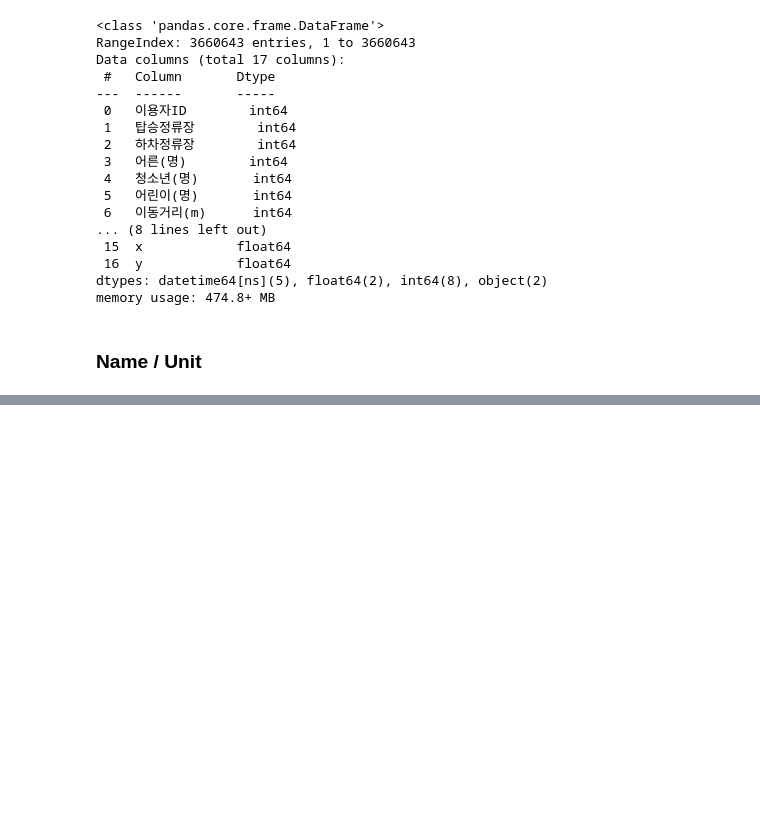
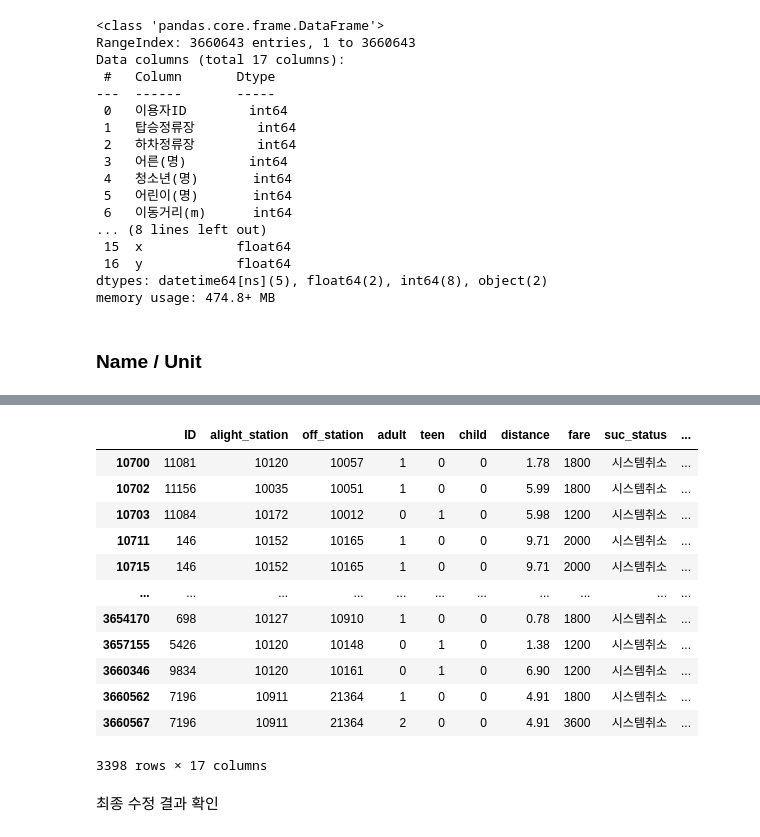
Before and after one commit to green-jade/iMOD-analysis, a Jupyter notebook: Data_Cleaning.ipynb, the cells around one changed output, grey strips where cells are left out. Cells and saved outputs as stored; diff of their text form; code cells hidden in the pictures; blank space fills up the shorter version.

```diff
--- a/Data_Cleaning.ipynb
+++ b/Data_Cleaning.ipynb
@@ -143,0 +191,19 @@ pd.read_csv('order.csv')
+# %%
+# 현재 suc_status_d가 '결제승인실패','결제인증실패','시스템오류','탑승권생성실패' 라고 입력되어 있는 행의 suc_status가 '시스템취소'로 입력되어 있지 않아 수정
+order_list.loc[(order_list['suc_status_d']=='결제승인실패')|(order_list['suc_status_d']=='결제인증실패')|
+          (order_list['suc_status_d']=='시스템오류')|(order_list['suc_status_d']=='탑승권생성실패'),'suc_status'] = '시스템취소'
+order_list.loc[(order_list['suc_status']=='시스템취소')]
+# %% [output]
+|  | ID | alight_station | off_station | adult | teen | child | distance | fare | suc_status | ... |
+| 10700 | 11081 | 10120 | 10057 | 1 | 0 | 0 | 1.78 | 1800 | 시스템취소 | ... |
+| 10702 | 11156 | 10035 | 10051 | 1 | 0 | 0 | 5.99 | 1800 | 시스템취소 | ... |
+| 10703 | 11084 | 10172 | 10012 | 0 | 1 | 0 | 5.98 | 1200 | 시스템취소 | ... |
+| 10711 | 146 | 10152 | 10165 | 1 | 0 | 0 | 9.71 | 2000 | 시스템취소 | ... |
+| 10715 | 146 | 10152 | 10165 | 1 | 0 | 0 | 9.71 | 2000 | 시스템취소 | ... |
+| ... | ... | ... | ... | ... | ... | ... | ... | ... | ... | ... |
+| 3654170 | 698 | 10127 | 10910 | 1 | 0 | 0 | 0.78 | 1800 | 시스템취소 | ... |
+| 3657155 | 5426 | 10120 | 10148 | 0 | 1 | 0 | 1.38 | 1200 | 시스템취소 | ... |
+| 3660346 | 9834 | 10120 | 10161 | 0 | 1 | 0 | 6.90 | 1200 | 시스템취소 | ... |
+| 3660562 | 7196 | 10911 | 21364 | 1 | 0 | 0 | 4.91 | 1800 | 시스템취소 | ... |
+| 3660567 | 7196 | 10911 | 21364 | 2 | 0 | 0 | 4.91 | 3600 | 시스템취소 | ... |
+3398 rows × 17 columns
@@ -143,0 +216,2 @@ pd.read_csv('order.csv')
+# %% [markdown]
+최종 수정 결과 확인
```
Also changed, not shown: parts of 51 cells of this notebook, 1 other file.
